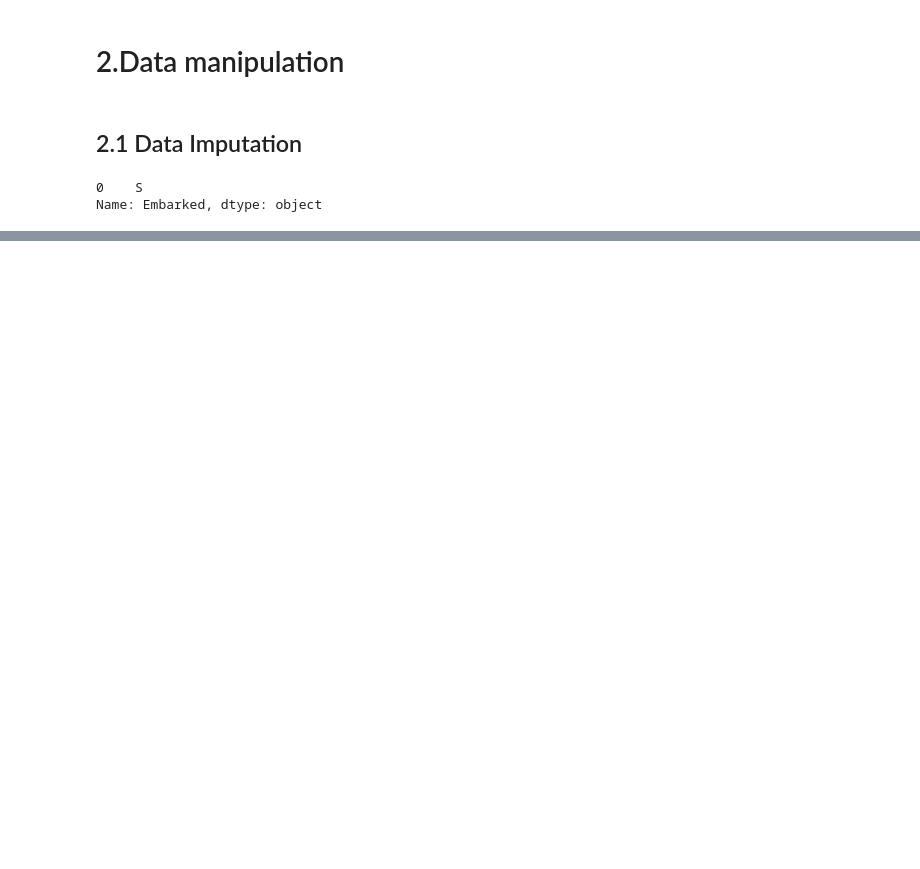
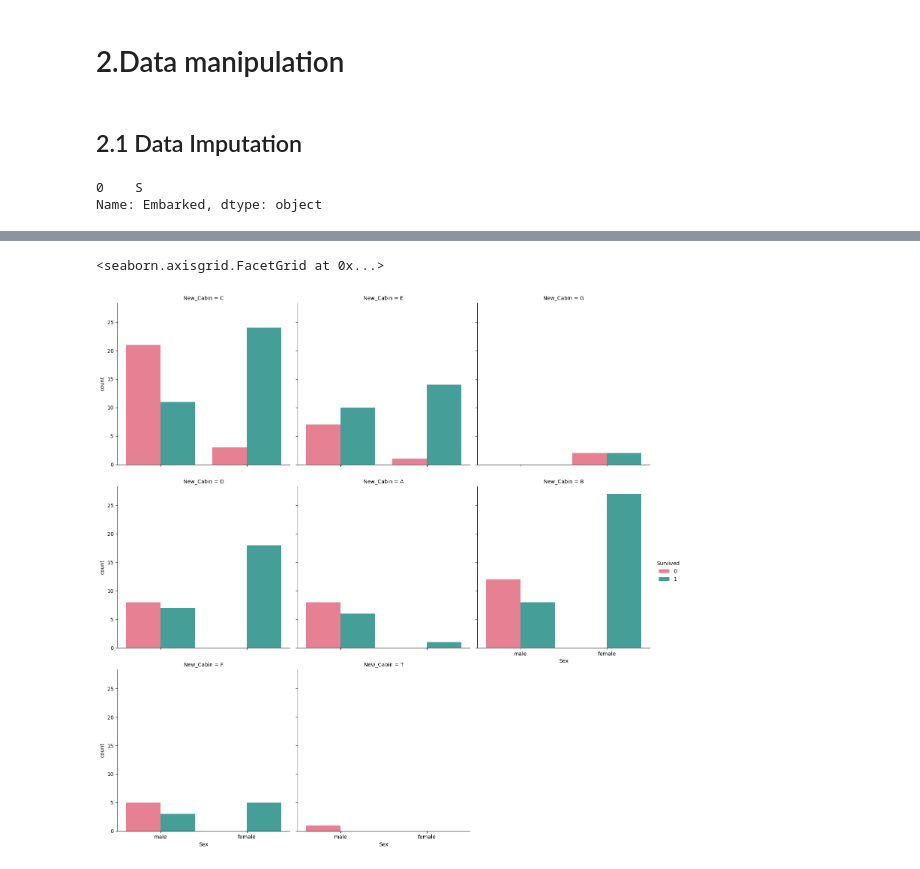
Before and after one commit to emkhv/Titanic_dataset_exploration, a Jupyter notebook: Titanic dataset exploration.ipynb, the cells around one changed output, grey strips where cells are left out. Drawn from its saved outputs; the diff is of its cells as text; code cells hidden in the pictures; blank space fills up the shorter version.

```diff
--- a/Titanic dataset exploration.ipynb
+++ b/Titanic dataset exploration.ipynb
@@ -278,0 +239,5 @@ Text(0.5, 1.0, 'Missing values heatmap')
+# %%
+# I think the cabin data is useless in this way,
+# but I figured that maybe the numbers in the beggining indicate some correlation or at least meaningul information
+# so I am going to cut them and put them in the new column
+train['New_Cabin'] = train['Cabin'].str[0]
@@ -278,0 +256,7 @@ Text(0.5, 1.0, 'Missing values heatmap')
+# %%
+# let's see if it's helpful
+
+sns.catplot(x='Sex', hue='Survived', data=train, kind="count", col='New_Cabin', palette='husl',col_wrap=3)
+# %% [output]
+<seaborn.axisgrid.FacetGrid at 0x...>
+[figure, added]
```
Also changed, not shown: parts of 21 cells of this notebook.
